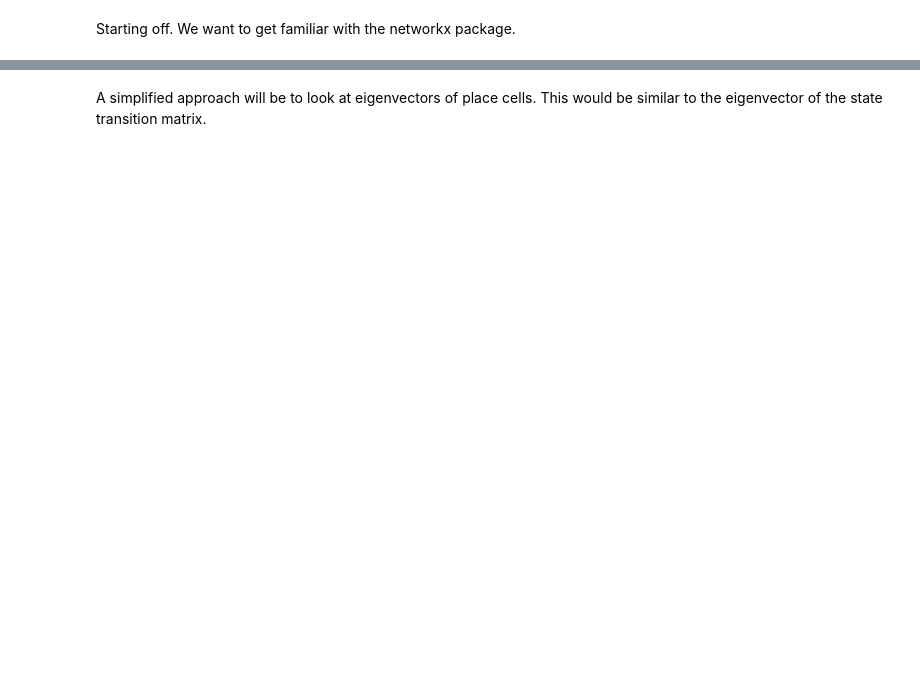
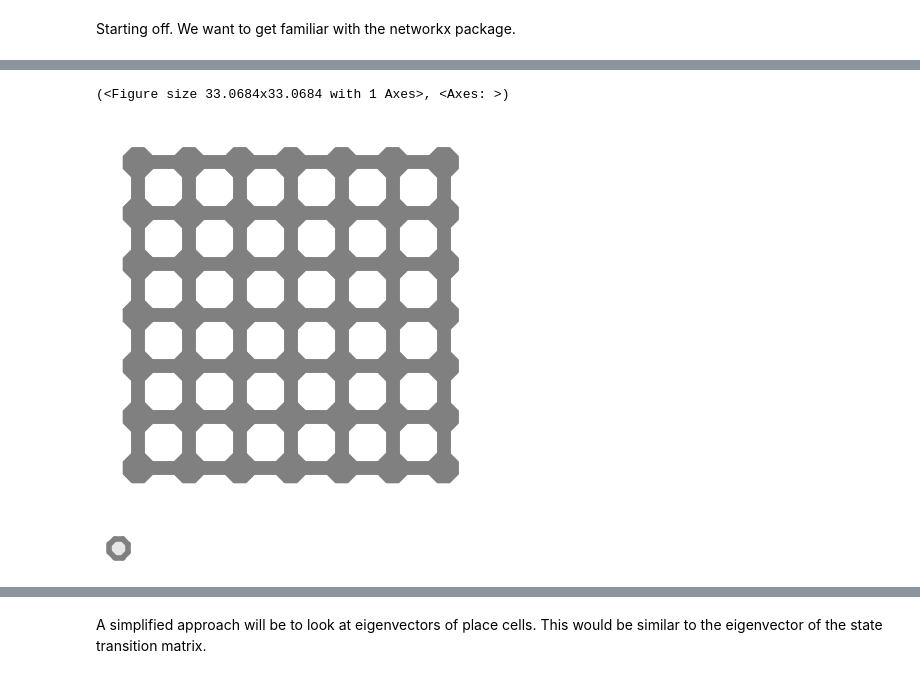
Before and after one commit to charlesdgburns/GridModels, a Jupyter notebook: Playground.ipynb, the cells around one changed output, grey strips where cells are left out. Cells and saved outputs as stored; diff of their text form; code cells hidden in the pictures; blank space fills up the shorter version.

```diff
--- a/Playground.ipynb
+++ b/Playground.ipynb
@@ -6,0 +79,18 @@ Starting off. We want to get familiar with the networkx package.
+# %%
+#Writing a script to add environment and stuff
+
+maze = mr.get_simple_maze('FC')
+
+fig, ax = plt.subplots()  # Create a figure containing a single axes.
+
+mp.plot_simple_maze_silhouette(maze,ax,color='grey')
+
+test_env = riab.Environment(params={
+    'boundary':points_array
+})
+
+test_env.plot_environment()
+# %% [output]
+(<Figure size 33.0684x33.0684 with 1 Axes>, <Axes: >)
+[figure, added]
+[figure, added]
```
Also changed, not shown: parts of 16 cells of this notebook, 6 other files.
